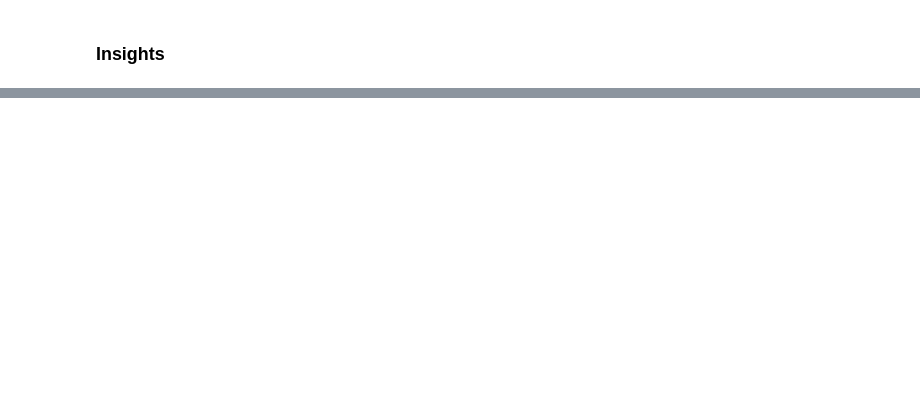
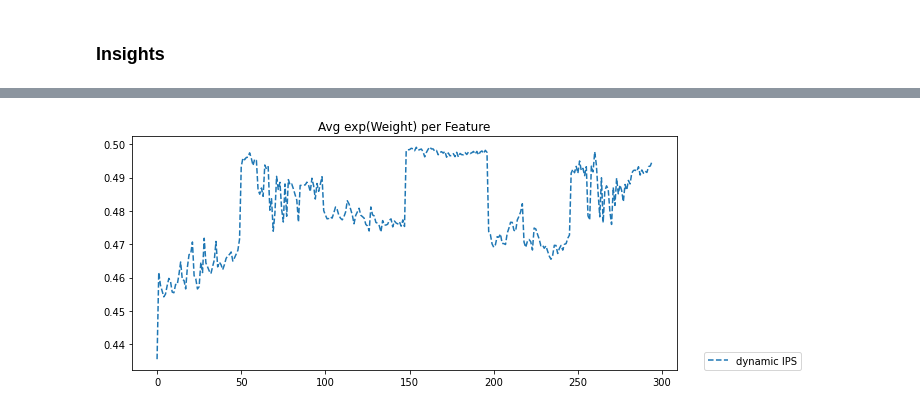
Before and after one commit to criteo-research/sequential-conterfactual-risk-minimization, a Jupyter notebook: eval_sequential_crm_multilabel-jax.ipynb, the cells around one changed output, grey strips where cells are left out. Saved outputs shown, nothing was run; the diff lists cells and outputs as text; code cells hidden in the pictures; blank space fills up the shorter version.

```diff
--- a/eval_sequential_crm_multilabel-jax.ipynb
+++ b/eval_sequential_crm_multilabel-jax.ipynb
@@ -197,8 +227,10 @@ plt.legend()
 # %%
 plt.figure(figsize=(10,4))
 plt.title('Avg exp(Weight) per Feature')
 plt.plot(jexpit(dynamic_model.beta.mean(axis=1)),'--', label='dynamic IPS')
-plt.plot(jexpit(ips_model.beta.mean(axis=1)),'--', label='IPS')
+# plt.plot(jexpit(ips_model.beta.mean(axis=1)),'--', label='IPS')
 # plt.plot(jexpit(poem_model.beta.mean(axis=1)),'--', label='POEM')
 plt.legend(loc=(1.05, 0))
 plt.tight_layout()
+# %% [output]
+[figure, added]
```
Also changed, not shown: parts of 11 cells of this notebook, 5 other files.
